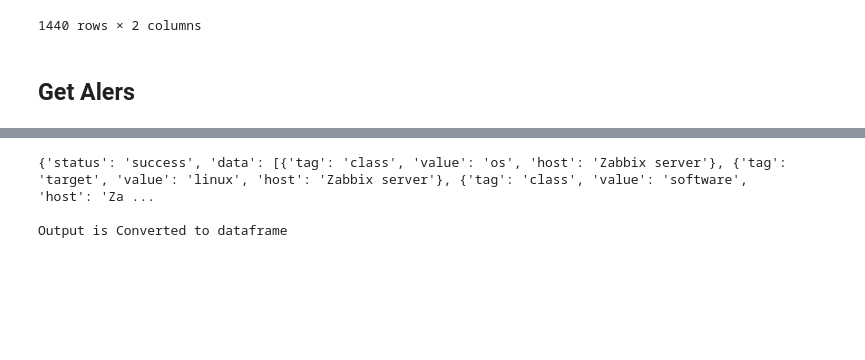
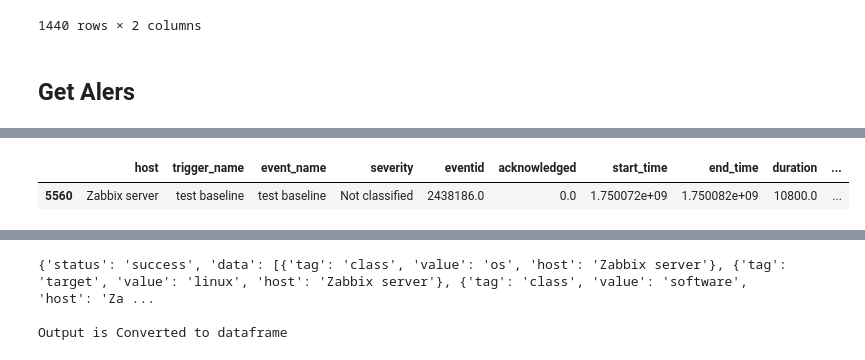
Before and after one commit to Kartik240803/zabbix, a Jupyter notebook: lib_tester.ipynb, the cells around one changed output, grey strips where cells are left out. Cells and saved outputs as stored; diff of their text form; code cells hidden in the pictures; blank space fills up the shorter version.

```diff
--- a/lib_tester.ipynb
+++ b/lib_tester.ipynb
@@ -171,3 +171,9 @@ d
+# %%
+d = d.where(d['eventid']==2438186).dropna()
+d
+# %% [output]
+|  | host | trigger_name | event_name | severity | eventid | acknowledged | start_time | end_time | duration | ... |
+| 5560 | Zabbix server | test baseline | test baseline | Not classified | 2438186.0 | 0.0 | 1.750072e+09 | 1.750082e+09 | 10800.0 | ... |
 # %%
 result = zbx.get_alerts(
     hostname=hostname,
```
Also changed, not shown: parts of 17 cells of this notebook, 1 other file.
